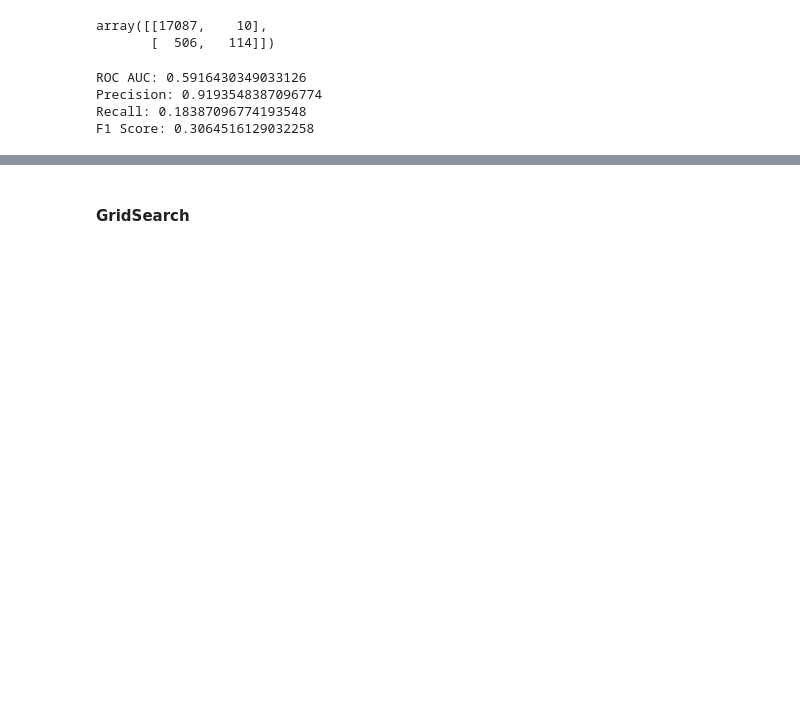
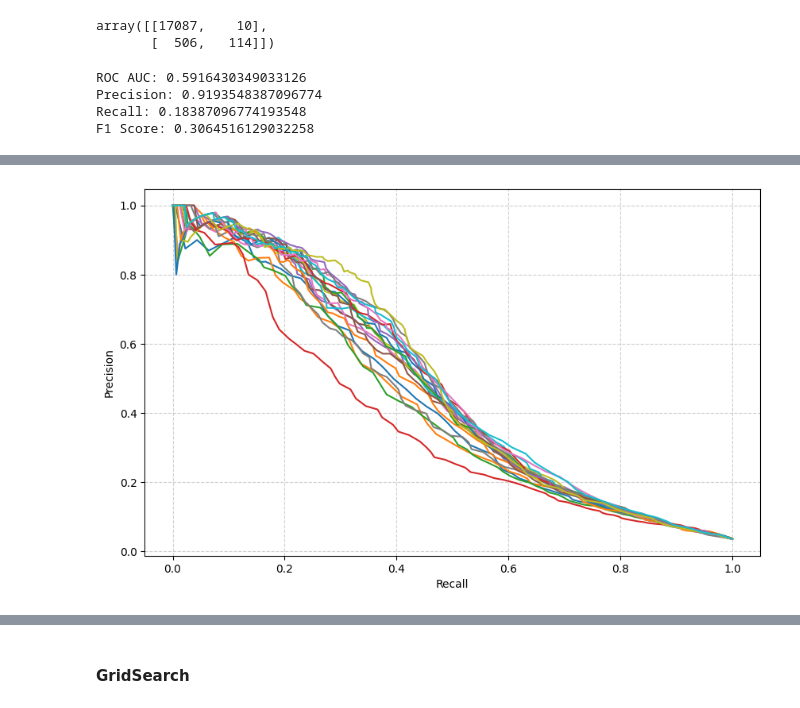
Before and after one commit to ianaraujo/puc-ciencia-dados, a Jupyter notebook: main.ipynb, the cells around one changed output, grey strips where cells are left out. Cells and saved outputs as stored; diff of their text form; code cells hidden in the pictures; blank space fills up the shorter version.

Commit message:
Optimize undersampler and documentation

```diff
--- a/main.ipynb
+++ b/main.ipynb
@@ -439,7 +466,7 @@ numeric_transformer = Pipeline(steps=[
 pca_transformer = Pipeline(steps=[
     ('imputer', SimpleImputer(strategy='mean')),
     ('scaler', StandardScaler()),
-    ('pca', PCA(n_components=90))
+    ('pca', PCA(n_components=d))
 ])
 
 preprocessor = ColumnTransformer(
@@ -647,0 +685,27 @@ F1 Score: 0.3064516129032258
+# %%
+results = []
+ratios = ['majority', 0.5, 0.33, 0.2, 0.1]  # 2:1, 3:1, 5:1, 10:1
+class_weights = ['balanced', 'balanced_subsample', {0: 1, 1: 2}, {0: 1, 1: 10}]
+
+for r in ratios:
+    for cw in class_weights:
+        undersampler = RandomUnderSampler(sampling_strategy=r, random_state=23)
+        X_train_res, y_train_res = undersampler.fit_resample(X_train_transformed, y_train)
+
+        clf = RandomForestClassifier(class_weight=cw, n_estimators=100, n_jobs=10, random_state=23)
+        clf.fit(X_train_res, y_train_res)
+
+        y_pred_proba = clf.predict_proba(X_test_transformed)[:, 1]
+        precision, recall, thresholds = precision_recall_curve(y_test, y_pred_proba)
+        avg_precision = average_precision_score(y_test, y_pred_proba)
+
+        results.append({
+                        'undersampling_ratio': r,
+                        'class_weight': cw,
+                        'precision': precision,
+                        'recall': recall,
+                        'thresholds': thresholds,
+                        'average_precision': avg_precision
+                    })
+
+        print(f"Done: Ratio={r}, Class Weight={cw}, Avg Precision={avg_precision:.4f}")
@@ -647,0 +733,18 @@ F1 Score: 0.3064516129032258
+# %%
+plt.figure(figsize=(10, 6))
+
+for result in results:
+    ratio = result['undersampling_ratio']
+    weight = result['class_weight']
+    precision = result['precision']
+    recall = result['recall']
+    label = f"Ratio={ratio}, Weight={weight}, AP={result['average_precision']:.2f}"
+    plt.plot(recall, precision, label=label)
+
+plt.xlabel('Recall')
+plt.ylabel('Precision')
+
+plt.grid(True, linestyle='--', alpha=0.6)
+plt.show()
+# %% [output]
+[figure, added]
```
Also changed, not shown: parts of 31 cells of this notebook.
